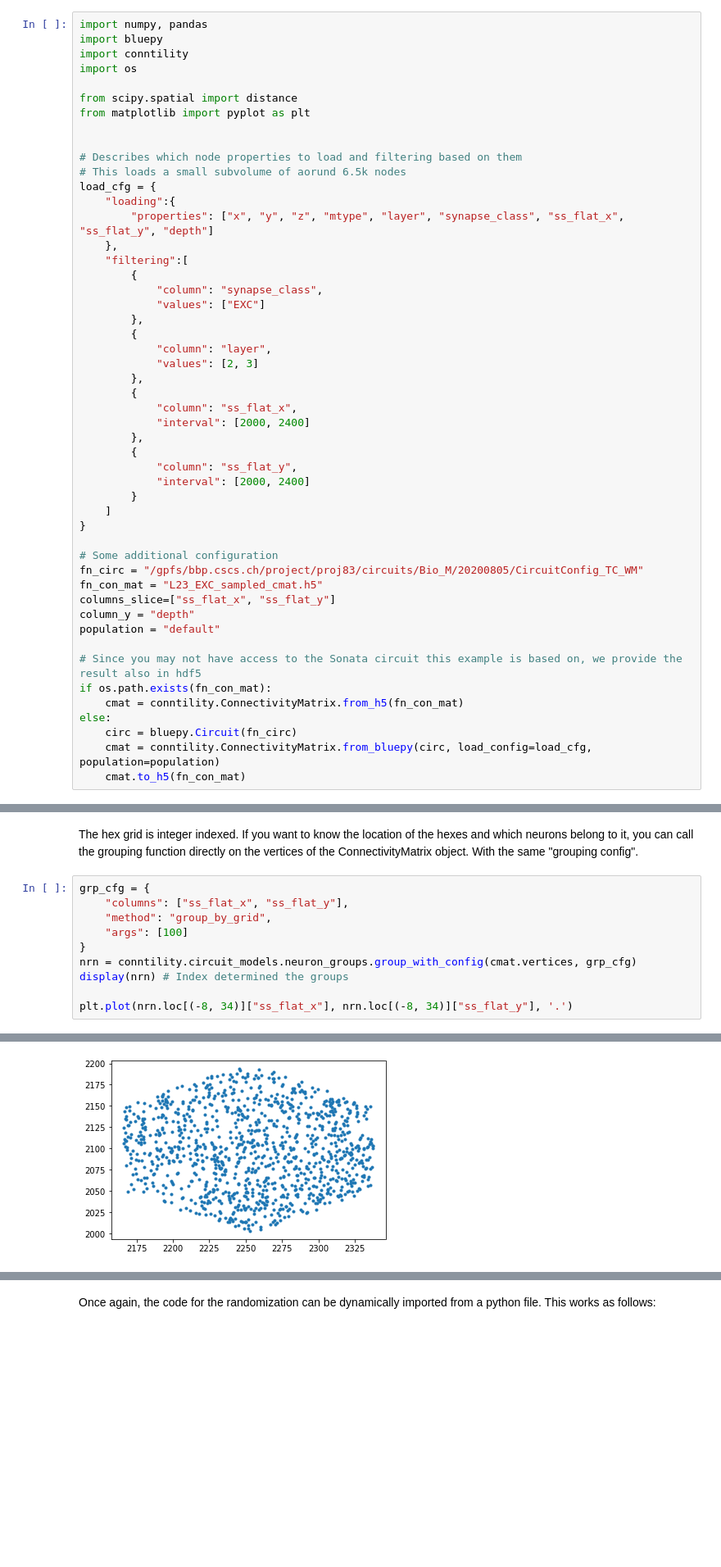
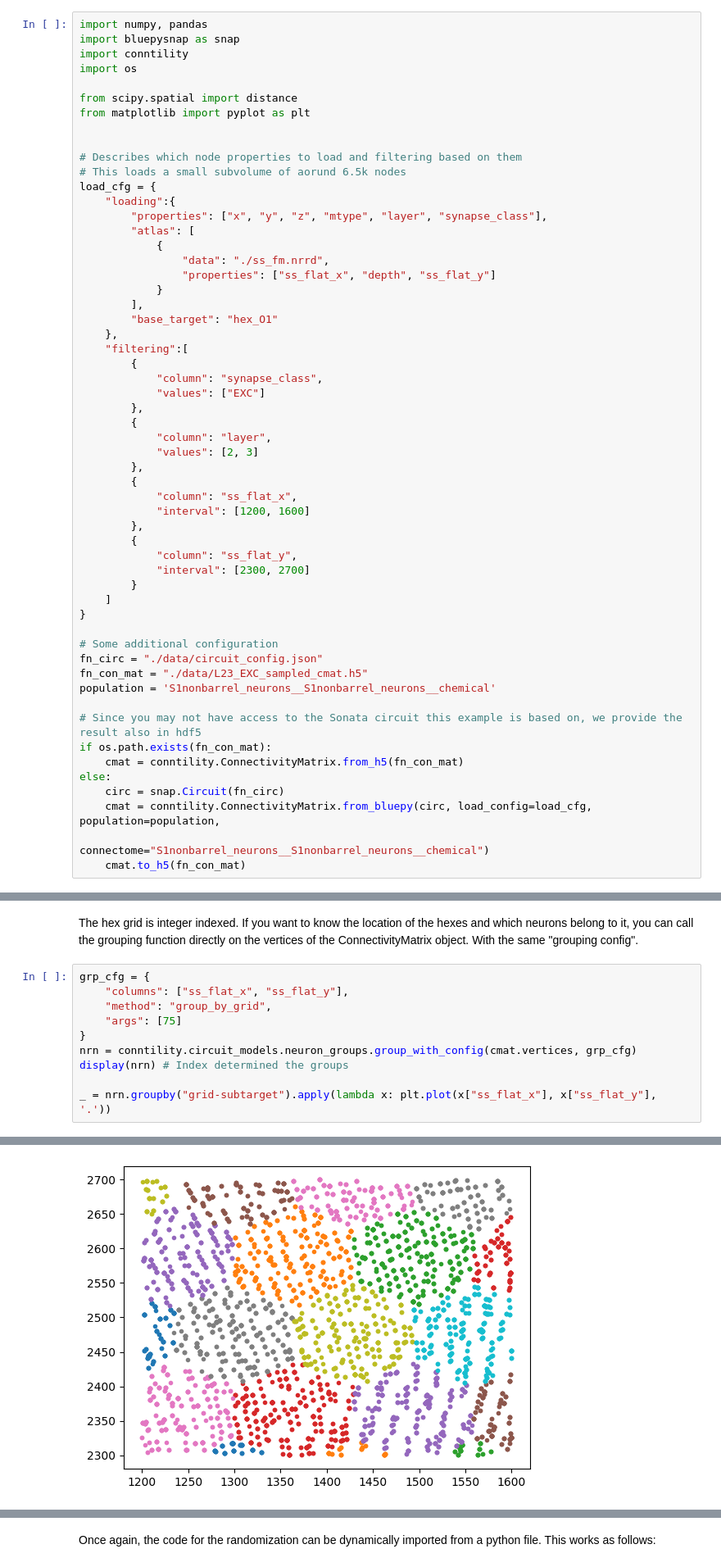
Before and after one commit to BlueBrain/ConnectomeUtilities, a Jupyter notebook: examples/Examples 1 and 2 - Analyzing pathways and controls.ipynb, the cells around one changed output, grey strips where cells are left out. Shown at 82% size. Saved outputs shown, nothing was run; the diff lists cells and outputs as text; blank space fills up the shorter version.

Commit message:
Updated examples to use SNAP.

```diff
--- a/examples/Examples 1 and 2 - Analyzing pathways and controls.ipynb
+++ b/examples/Examples 1 and 2 - Analyzing pathways and controls.ipynb
@@ -8,7 +8,7 @@ We begin by loading data. In this example, we load neuron-to-neuron connectivity
 We demonstrate how the data would be loaded from a circuit model in Sonata format, but in case you don't have a Sonata circuit available, there is also a serialized version provided with this repository.
 # %%
 import numpy, pandas
-import bluepy
+import bluepysnap as snap
 import conntility
 import os
 
@@ -20,7 +20,14 @@ from matplotlib import pyplot as plt
 # This loads a small subvolume of aorund 6.5k nodes
 load_cfg = {
     "loading":{
-        "properties": ["x", "y", "z", "mtype", "layer", "synapse_class", "ss_flat_x", "ss_flat_y", "depth"]
+        "properties": ["x", "y", "z", "mtype", "layer", "synapse_class"],
+        "atlas": [
+            {
+                "data": "./ss_fm.nrrd",
+                "properties": ["ss_flat_x", "depth", "ss_flat_y"]
+            }
+        ],
+        "base_target": "hex_O1"
     },
     "filtering":[
         {
@@ -33,28 +40,27 @@ load_cfg = {
         },
         {
             "column": "ss_flat_x",
-            "interval": [2000, 2400]
+            "interval": [1200, 1600]
         },
         {
             "column": "ss_flat_y",
-            "interval": [2000, 2400]
+            "interval": [2300, 2700]
         }
     ]
 }
 
 # Some additional configuration
-fn_circ = "/gpfs/bbp.cscs.ch/project/proj83/circuits/Bio_M/20200805/CircuitConfig_TC_WM"
-fn_con_mat = "L23_EXC_sampled_cmat.h5"
-columns_slice=["ss_flat_x", "ss_flat_y"]
-column_y = "depth"
-population = "default"
+fn_circ = "./data/circuit_config.json"
+fn_con_mat = "./data/L23_EXC_sampled_cmat.h5"
+population = 'S1nonbarrel_neurons__S1nonbarrel_neurons__chemical'
 
 # Since you may not have access to the Sonata circuit this example is based on, we provide the result also in hdf5
 if os.path.exists(fn_con_mat):
     cmat = conntility.ConnectivityMatrix.from_h5(fn_con_mat)
 else:
-    circ = bluepy.Circuit(fn_circ)
-    cmat = conntility.ConnectivityMatrix.from_bluepy(circ, load_config=load_cfg, population=population)
+    circ = snap.Circuit(fn_circ)
+    cmat = conntility.ConnectivityMatrix.from_bluepy(circ, load_config=load_cfg, population=population,
+                                                    connectome="S1nonbarrel_neurons__S1nonbarrel_neurons__chemical")
     cmat.to_h5(fn_con_mat)
 # %% [markdown]
 For analysis, of course it is possible to run whatever code we want on the adjacency matrix
@@ -266,10 +272,10 @@ the grouping function directly on the vertices of the ConnectivityMatrix object.
 grp_cfg = {
     "columns": ["ss_flat_x", "ss_flat_y"],
     "method": "group_by_grid",
-    "args": [100]
+    "args": [75]
 }
 nrn = conntility.circuit_models.neuron_groups.group_with_config(cmat.vertices, grp_cfg)
 display(nrn) # Index determined the groups
 
-plt.plot(nrn.loc[(-8, 34)]["ss_flat_x"], nrn.loc[(-8, 34)]["ss_flat_y"], '.')
+_ = nrn.groupby("grid-subtarget").apply(lambda x: plt.plot(x["ss_flat_x"], x["ss_flat_y"], '.'))
 # %% [output]
@@ -291,4 +296,4 @@ plt.plot(nrn.loc[(-8, 34)]["ss_flat_x"], nrn.loc[(-8, 34)]["ss_flat_y"], '.')
-[figure, old version]
+[figure, new version]
 # %% [markdown]
 An even more complex way of determining subpopulations is by using "filter configurations" instead.
 Just as "grouping configurations", they determine subpopulations based on node properties, but in a different way. Instead of using all possible values, or binned values, they specify a list of filters that a node must pass in order to be considered part of the group.
```
Also changed, not shown: parts of 10 cells of this notebook, 15 other files.
